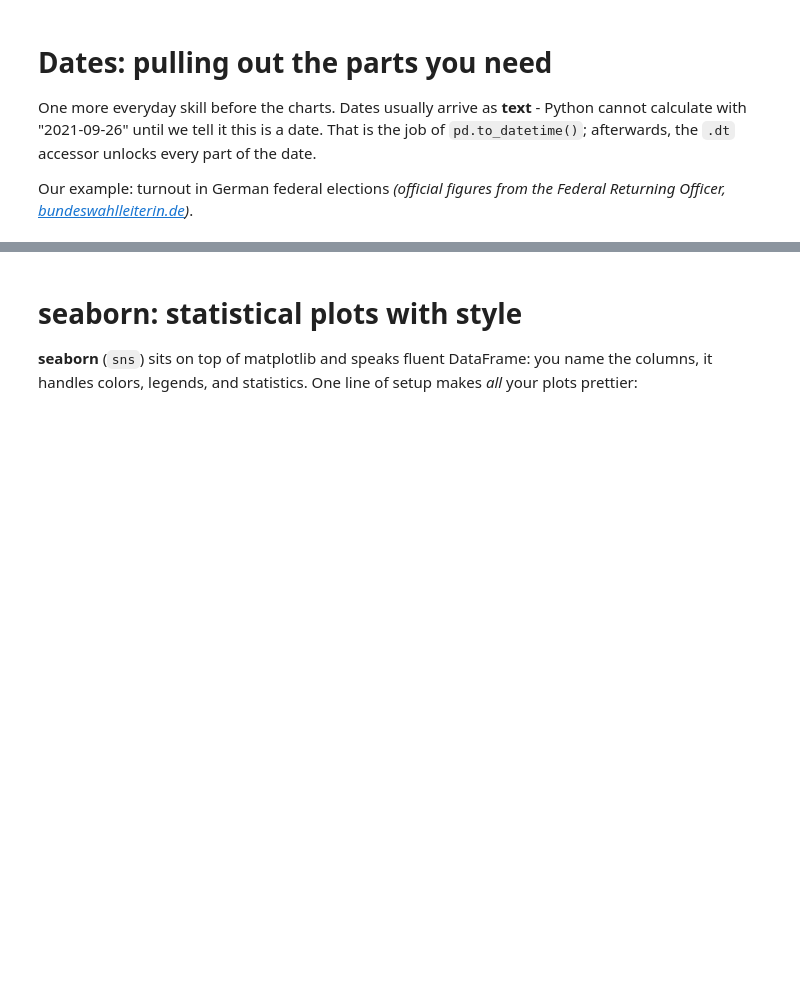
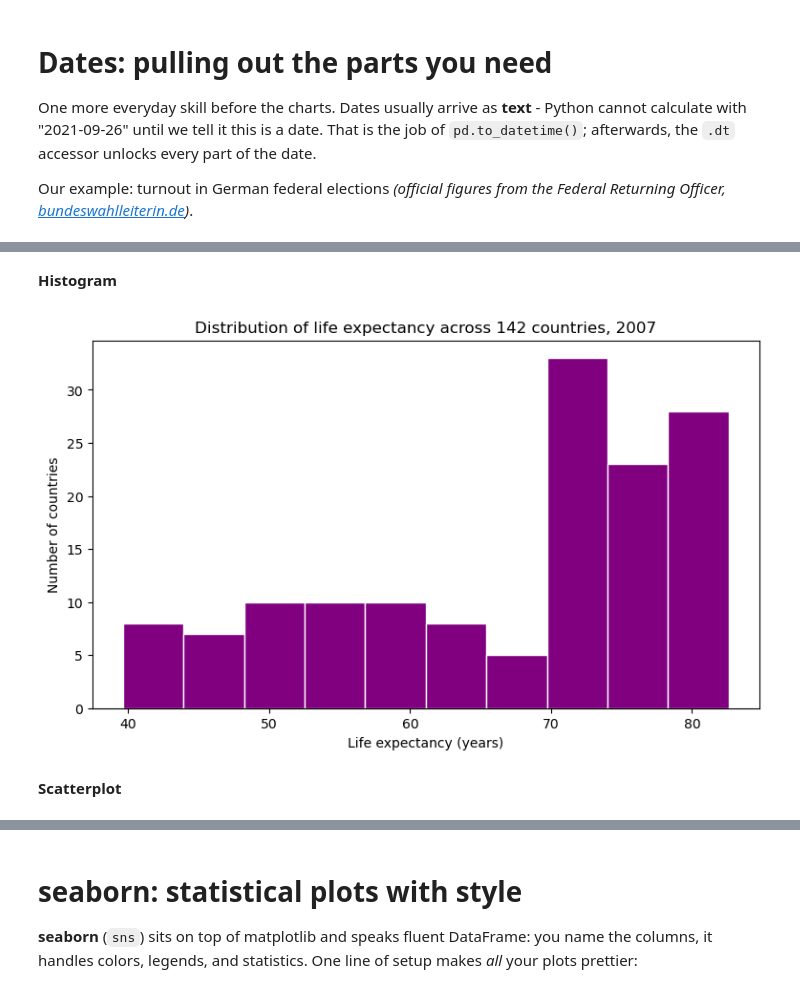
Before and after one commit to aelshehawy/gesis-python-2026, a Jupyter notebook: Day 3/Sessions/Day3_Session6_Visualization_Finale.ipynb, the cells around one changed output, grey strips where cells are left out. Saved outputs shown, nothing was run; the diff lists cells and outputs as text; code cells hidden in the pictures; blank space fills up the shorter version.

```diff
--- a/Day 3/Sessions/Day3_Session6_Visualization_Finale.ipynb
+++ b/Day 3/Sessions/Day3_Session6_Visualization_Finale.ipynb
@@ -208,15 +498,18 @@ plt.show()
+# %% [markdown]
+**Histogram**
 # %%
 # Histograms show a DISTRIBUTION: how are values spread out?
 plt.figure(figsize=(9, 5))
-plt.hist(gm2007["lifeExp"], bins=20, color="tab:purple", edgecolor="white")
+plt.hist(gm2007["lifeExp"], bins=10, color="purple", edgecolor="white")
 
 plt.title("Distribution of life expectancy across 142 countries, 2007")
 plt.xlabel("Life expectancy (years)")
 plt.ylabel("Number of countries")
 plt.show()
-
-# Two humps (bimodal)! The world of 2007 was split into two clusters -
-# high-income long lives vs. countries held back by poverty and disease.
+# %% [output]
+[figure, added]
+# %% [markdown]
+**Scatterplot**
 # %%
 # Scatter plots show RELATIONSHIPS between two variables.
 # The most famous one in development research: wealth vs. health.
```
Also changed, not shown: parts of 57 cells of this notebook, 1 other file.
